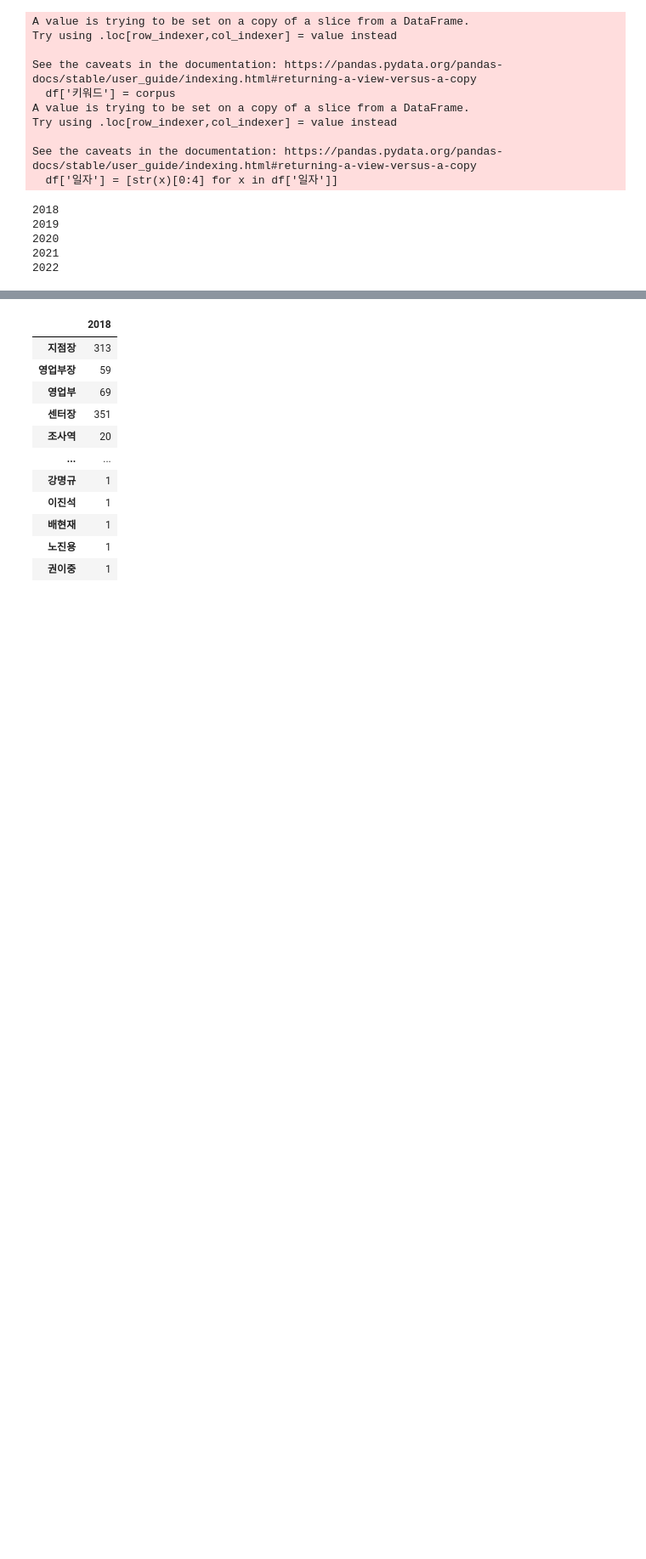
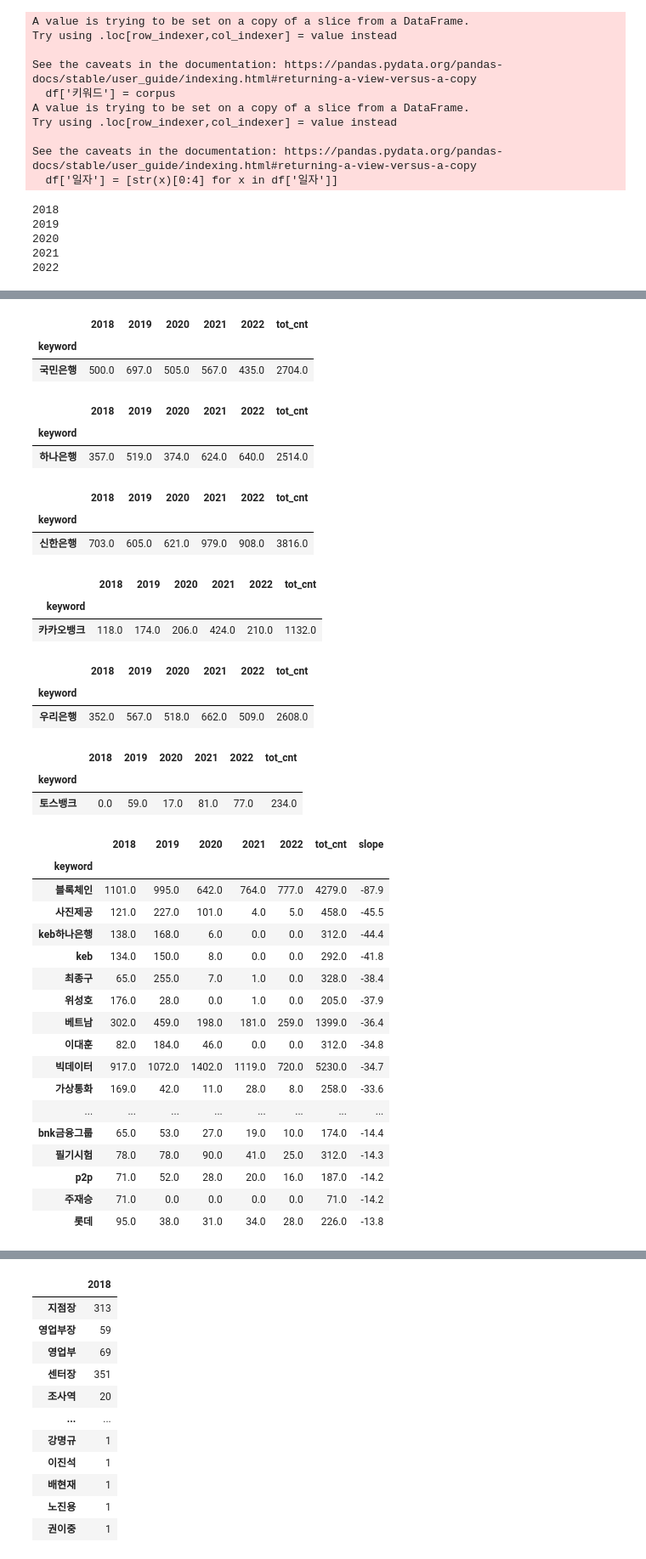
Before and after one commit to ho2921ho/BerTopic, a Jupyter notebook: BerTopic.ipynb, the cells around one changed output, grey strips where cells are left out. Shown at 85% size. Saved outputs shown, nothing was run; the diff lists cells and outputs as text; code cells hidden in the pictures; blank space fills up the shorter version.

```diff
--- a/BerTopic.ipynb
+++ b/BerTopic.ipynb
@@ -159,0 +205,5 @@ tmp_df_list[0].merge(tmp_df_list[1], on = 'keyword')
+# %%
+# 연도별 건수 보정
+df['2018'] = df['2018'][:-1]*10000 / df['2018'][-1]
+for year in years:
+    df[year] = df[year][:-1]*10000 / df[year][-1]
@@ -159,0 +228,2 @@ tmp_df_list[0].merge(tmp_df_list[1], on = 'keyword')
+# %%
+df =df.fillna(0)
@@ -159,0 +236,70 @@ tmp_df_list[0].merge(tmp_df_list[1], on = 'keyword')
+# %%
+df[df.index == '국민은행']
+# %% [output]
+|  | 2018 | 2019 | 2020 | 2021 | 2022 | tot_cnt |
+| keyword |  |  |  |  |  |  |
+| 국민은행 | 500.0 | 697.0 | 505.0 | 567.0 | 435.0 | 2704.0 |
+# %%
+df[df.index == '하나은행']
+# %% [output]
+|  | 2018 | 2019 | 2020 | 2021 | 2022 | tot_cnt |
+| keyword |  |  |  |  |  |  |
+| 하나은행 | 357.0 | 519.0 | 374.0 | 624.0 | 640.0 | 2514.0 |
+# %%
+df[df.index == '신한은행']
+# %% [output]
+|  | 2018 | 2019 | 2020 | 2021 | 2022 | tot_cnt |
+| keyword |  |  |  |  |  |  |
+| 신한은행 | 703.0 | 605.0 | 621.0 | 979.0 | 908.0 | 3816.0 |
+# %%
+df[df.index == '카카오뱅크']
+# %% [output]
+|  | 2018 | 2019 | 2020 | 2021 | 2022 | tot_cnt |
+| keyword |  |  |  |  |  |  |
+| 카카오뱅크 | 118.0 | 174.0 | 206.0 | 424.0 | 210.0 | 1132.0 |
+# %%
+df[df.index == '우리은행']
+# %% [output]
+|  | 2018 | 2019 | 2020 | 2021 | 2022 | tot_cnt |
+| keyword |  |  |  |  |  |  |
+| 우리은행 | 352.0 | 567.0 | 518.0 | 662.0 | 509.0 | 2608.0 |
+# %%
+df[df.index == '토스뱅크']
+# %% [output]
+|  | 2018 | 2019 | 2020 | 2021 | 2022 | tot_cnt |
+| keyword |  |  |  |  |  |  |
+| 토스뱅크 | 0.0 | 59.0 | 17.0 | 81.0 | 77.0 | 234.0 |
+# %%
+from scipy import stats
+
+x = [1,2,3,4,5]
+
+slopes = []
+for i in list(df.values):
+    y = i[:-1]
+    slope, intercept, r, p, std_err = stats.linregress(x, y)
+    slopes.append(slope)
+# %%
+df2 = df.copy()
+df2['slope'] = slopes
+# %%
+df2.sort_values(by = 'slope',ascending = True)[0:50]
+# %% [output]
+|  | 2018 | 2019 | 2020 | 2021 | 2022 | tot_cnt | slope |
+| keyword |  |  |  |  |  |  |  |
+| 블록체인 | 1101.0 | 995.0 | 642.0 | 764.0 | 777.0 | 4279.0 | -87.9 |
+| 사진제공 | 121.0 | 227.0 | 101.0 | 4.0 | 5.0 | 458.0 | -45.5 |
+| keb하나은행 | 138.0 | 168.0 | 6.0 | 0.0 | 0.0 | 312.0 | -44.4 |
+| keb | 134.0 | 150.0 | 8.0 | 0.0 | 0.0 | 292.0 | -41.8 |
+| 최종구 | 65.0 | 255.0 | 7.0 | 1.0 | 0.0 | 328.0 | -38.4 |
+| 위성호 | 176.0 | 28.0 | 0.0 | 1.0 | 0.0 | 205.0 | -37.9 |
+| 베트남 | 302.0 | 459.0 | 198.0 | 181.0 | 259.0 | 1399.0 | -36.4 |
+| 이대훈 | 82.0 | 184.0 | 46.0 | 0.0 | 0.0 | 312.0 | -34.8 |
+| 빅데이터 | 917.0 | 1072.0 | 1402.0 | 1119.0 | 720.0 | 5230.0 | -34.7 |
+| 가상통화 | 169.0 | 42.0 | 11.0 | 28.0 | 8.0 | 258.0 | -33.6 |
+| ... | ... | ... | ... | ... | ... | ... | ... |
+| bnk금융그룹 | 65.0 | 53.0 | 27.0 | 19.0 | 10.0 | 174.0 | -14.4 |
+| 필기시험 | 78.0 | 78.0 | 90.0 | 41.0 | 25.0 | 312.0 | -14.3 |
+| p2p | 71.0 | 52.0 | 28.0 | 20.0 | 16.0 | 187.0 | -14.2 |
+| 주재승 | 71.0 | 0.0 | 0.0 | 0.0 | 0.0 | 71.0 | -14.2 |
+| 롯데 | 95.0 | 38.0 | 31.0 | 34.0 | 28.0 | 226.0 | -13.8 |
```
Also changed, not shown: parts of 21 cells of this notebook, 15 other files.
